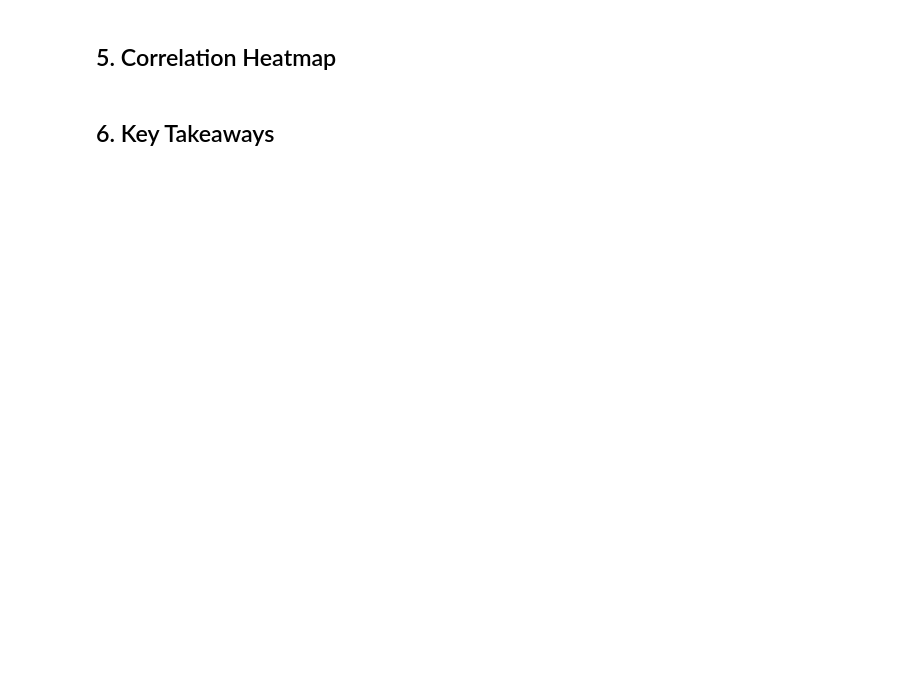
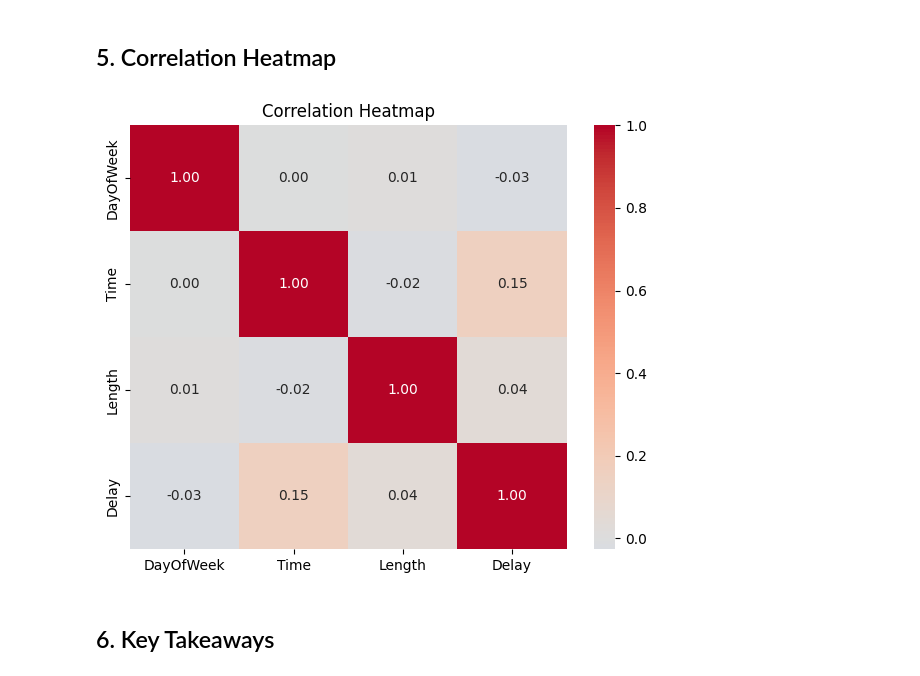
Before and after one commit to angelinary/CMPE188-FlightDelayProject, a Jupyter notebook: notebooks/01_eda.ipynb, the cells around one changed output. Saved outputs shown, nothing was run; the diff lists cells and outputs as text; code cells hidden in the pictures; blank space fills up the shorter version.

```diff
--- a/notebooks/01_eda.ipynb
+++ b/notebooks/01_eda.ipynb
@@ -38,3 +120,13 @@ df.head()
+# %%
+numeric = df[["DayOfWeek", "Time", "Length", "Delay"]]
+corr = numeric.corr()
+fig, ax = plt.subplots(figsize=(6, 5))
+sns.heatmap(corr, annot=True, fmt=".2f", cmap="coolwarm", center=0, ax=ax)
+ax.set_title("Correlation Heatmap")
+plt.tight_layout()
+plt.show()
+# %% [output]
+[figure, added]
 # %% [markdown]
 ## 6. Key Takeaways
 
```
Also changed, not shown: parts of 10 cells of this notebook, 2 other files.
